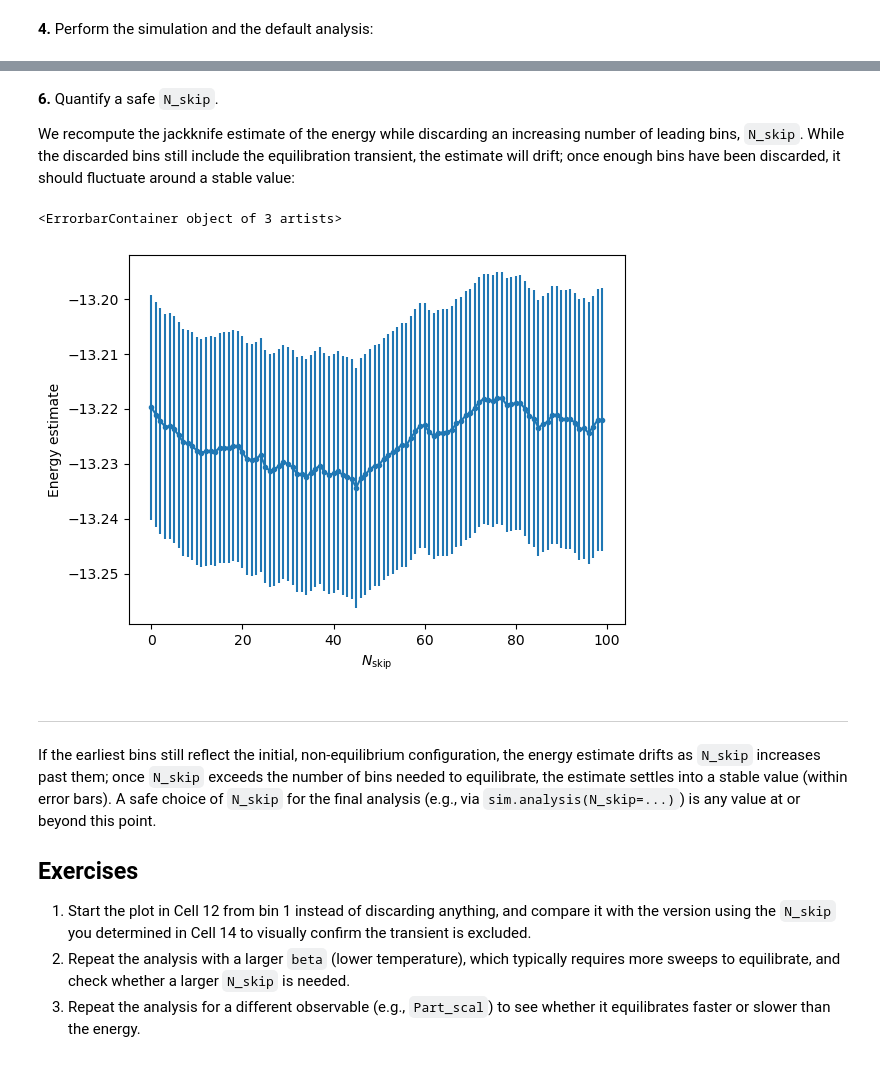
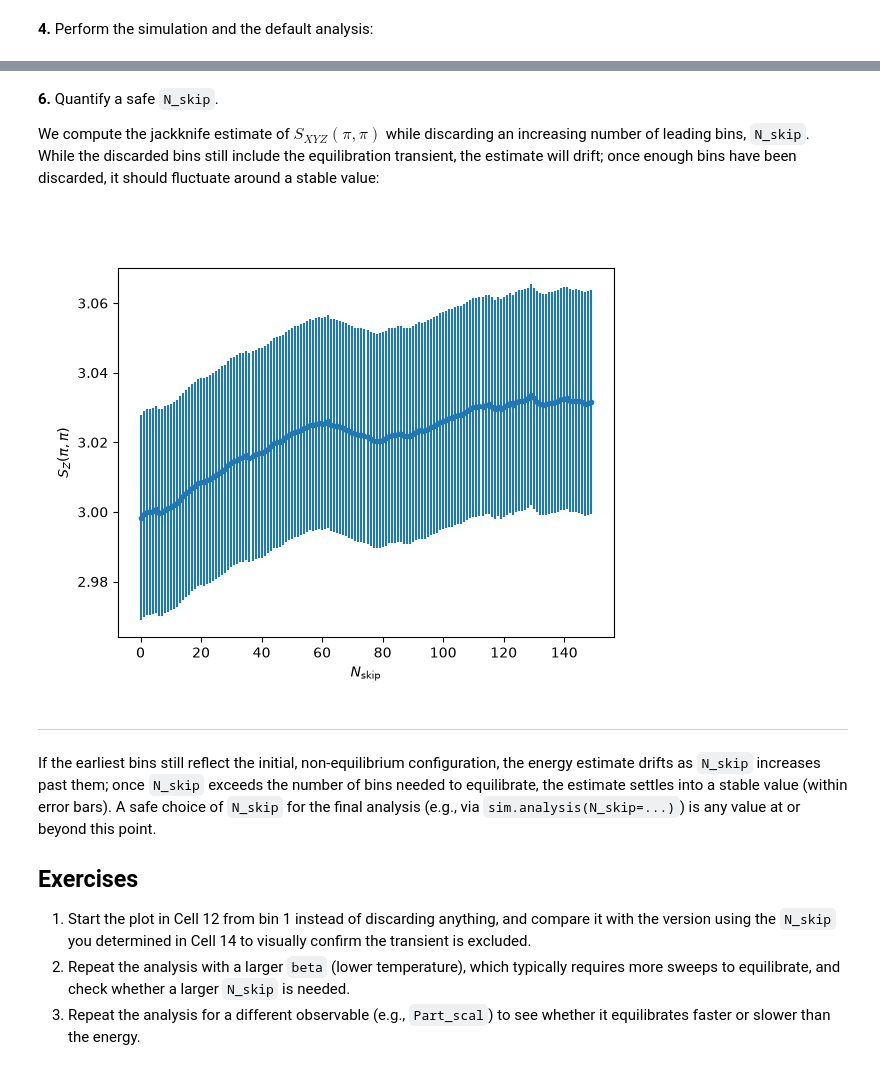
Before and after one commit to ALF-QMC/ALF_Tutorial, a Jupyter notebook: jupyterbook/source/05-caveats/warmup.ipynb, the cells around one changed output, grey strips where cells are left out. Drawn from its saved outputs; the diff is of its cells as text; code cells hidden in the pictures.

```diff
--- a/jupyterbook/source/05-caveats/warmup.ipynb
+++ b/jupyterbook/source/05-caveats/warmup.ipynb
@@ -38,8 +43,8 @@ sim = Simulation(
         'Dtau': 0.1,              #    Trotter time step, Ltrot=beta/Dtau
         'Mz': True,               #    If true, sets the M_z-Hubbard model: Nf=2, N_sum=1,
                                   #             HS field couples to z-component of magnetization
-        'NSweep': 5,              #    Number of sweeps per bin
-        'NBin': 500,              #    Number of bins
+        'NSweep': 1,              #    Number of sweeps per bin
+        'NBin': 1500,              #    Number of bins
     },
 )
 # %% [markdown]
@@ -132,23 +199,49 @@ plt.plot(range(1, len(ener_bins) + 1), ener_bins, '.-')
 # %% [markdown]
 **6.** Quantify a safe `N_skip`.
 
-We recompute the jackknife estimate of the energy while discarding an increasing number of leading bins, `N_skip`. While the discarded bins still include the equilibration transient, the estimate will drift; once enough bins have been discarded, it should fluctuate around a stable value:
+We compute the jackknife estimate of $S_{XYZ} (\pi, \pi)$ while discarding an increasing number of leading bins, `N_skip`. While the discarded bins still include the equilibration transient, the estimate will drift; once enough bins have been discarded, it should fluctuate around a stable value:
-# %%
-N_skip_max = 100                                 # Largest N_skip considered
-
-means = np.empty(N_skip_max)
-errs = np.empty(N_skip_max)
-for N_skip in range(N_skip_max):
-    J = jack(ener_bins, par=None, N_skip=N_skip, N_rebin=1)
-    means[N_skip], errs[N_skip] = error(J)
-
-plt.figure()
-plt.xlabel(r'$N_\mathrm{skip}$')
-plt.ylabel('Energy estimate')
-plt.errorbar(range(N_skip_max), means, yerr=errs, fmt='.-')
-# %% [output]
-<ErrorbarContainer object of 3 artists>
-[figure, removed]
+# %%
+# Largest N_skip considered
+N_skip_max = 150
+
+means = np.empty(N_skip_max)
+errs = np.empty(N_skip_max)
+
+# Read raw bins of SpinT_eq
+R = ReadObs(sim.sim_dir, "SpinT_eq", bare_bins=True)
+bins = R.all()
+
+obs, back, sign, N_orb, N_tau, dtau, latt = bins
+
+spinT_pipi_bins = np.array([
+    obs_k(
+        obs[i],
+        back[i],
+        sign[i],
+        N_orb,
+        N_tau,
+        dtau,
+        latt,
+        ks=[(np.pi, np.pi)]
+    ).real / sign[i].real
+    for i in range(len(sign))
+])
+
+for N_skip in range(N_skip_max):
+    J = jack(
+        spinT_pipi_bins,
+        par=None,
+        N_skip=N_skip,
+        N_rebin=1
+    )
+    means[N_skip], errs[N_skip] = error(J)
+
+plt.figure()
+plt.xlabel(r'$N_{\mathrm{skip}}$')
+plt.ylabel(r'$S_{Z}(\pi,\pi)$')
+plt.errorbar(range(N_skip_max), means, yerr=errs, fmt='.-');
+# %% [output]
+[figure, added]
 # %% [markdown]
 ---
 
```
Also changed, not shown: parts of 8 cells of this notebook, 1 other file.
